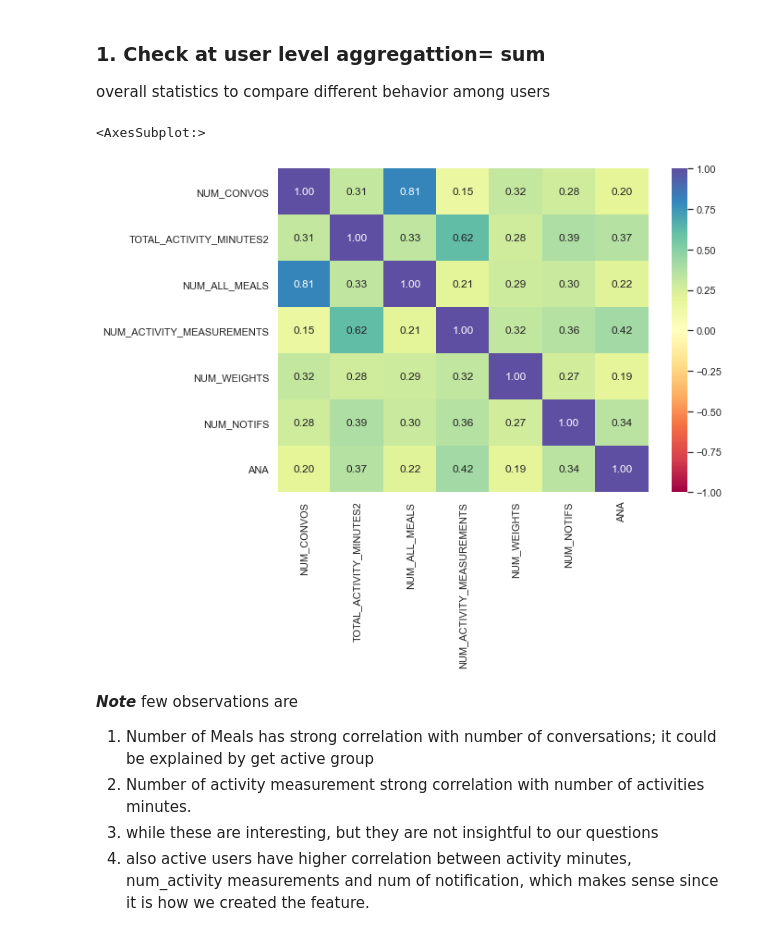
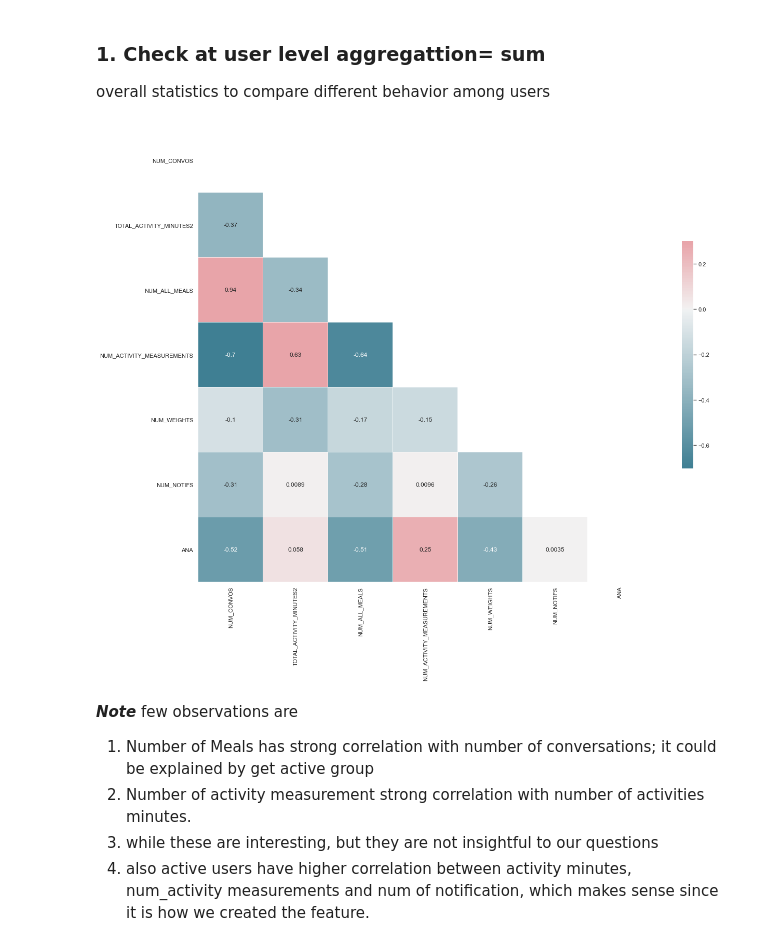
Before and after one commit to stanghong/Health_App_Model, a Jupyter notebook: Diabetes_Prevention_Program_EDA.ipynb, the cells around one changed output. Cells and saved outputs as stored; diff of their text form; code cells hidden in the pictures.

```diff
--- a/Diabetes_Prevention_Program_EDA.ipynb
+++ b/Diabetes_Prevention_Program_EDA.ipynb
@@ -299,18 +258,6 @@ Understand Data correlation
 # %%
 # df_cleaned.describe()
+
 datacorr=df_cleaned.iloc[:, 1:]
-
-#Set and compute the Correlation Matrix:
-sns.set(style="white")
-corr = datacorr.corr()
-
-#Generate a mask for the upper triangle:
-mask = np.zeros_like(corr, dtype=np.bool)
-mask[np.triu_indices_from(mask)] = True
-#Set up the matplotlib figure and a diverging colormap:
-f, ax = plt.subplots(figsize=(18, 15))
-cmap = sns.diverging_palette(220, 10, as_cmap=True)
-#Draw the heatmap with the mask and correct aspect ratio:
-sns.heatmap(corr, mask=mask, cmap=cmap, vmax=.3, center=0, annot=True,
-square=True, linewidths=.5, cbar_kws={"shrink": .5})
+half_heatmap(datacorr)
 # %% [output]
@@ -717,13 +668,13 @@ df_uid_sum = df_users.groupby('USER_ID').agg({'NUM_CONVOS' : sum,
                                   'ANA': np.mean
                                                    })
 # %%
-cm1=df_uid_sum.corr()
-# heatmap
-fig = plt.figure(figsize=(8,6))
-sns.heatmap(cm1, annot=True, fmt=".2f", vmin=-1.0, vmax=+1.0, cmap='Spectral')
+
+# df_cleaned.describe()
+datacorr=df_uid_sum.corr()
+
+half_heatmap(datacorr)
 # %% [output]
-<AxesSubplot:>
-[figure, old version]
+[figure, new version]
 # %% [markdown]
 ***Note*** few observations are
 1. Number of Meals has strong correlation with number of conversations; it could be explained by get active group
```
Also changed, not shown: parts of 29 cells of this notebook.
